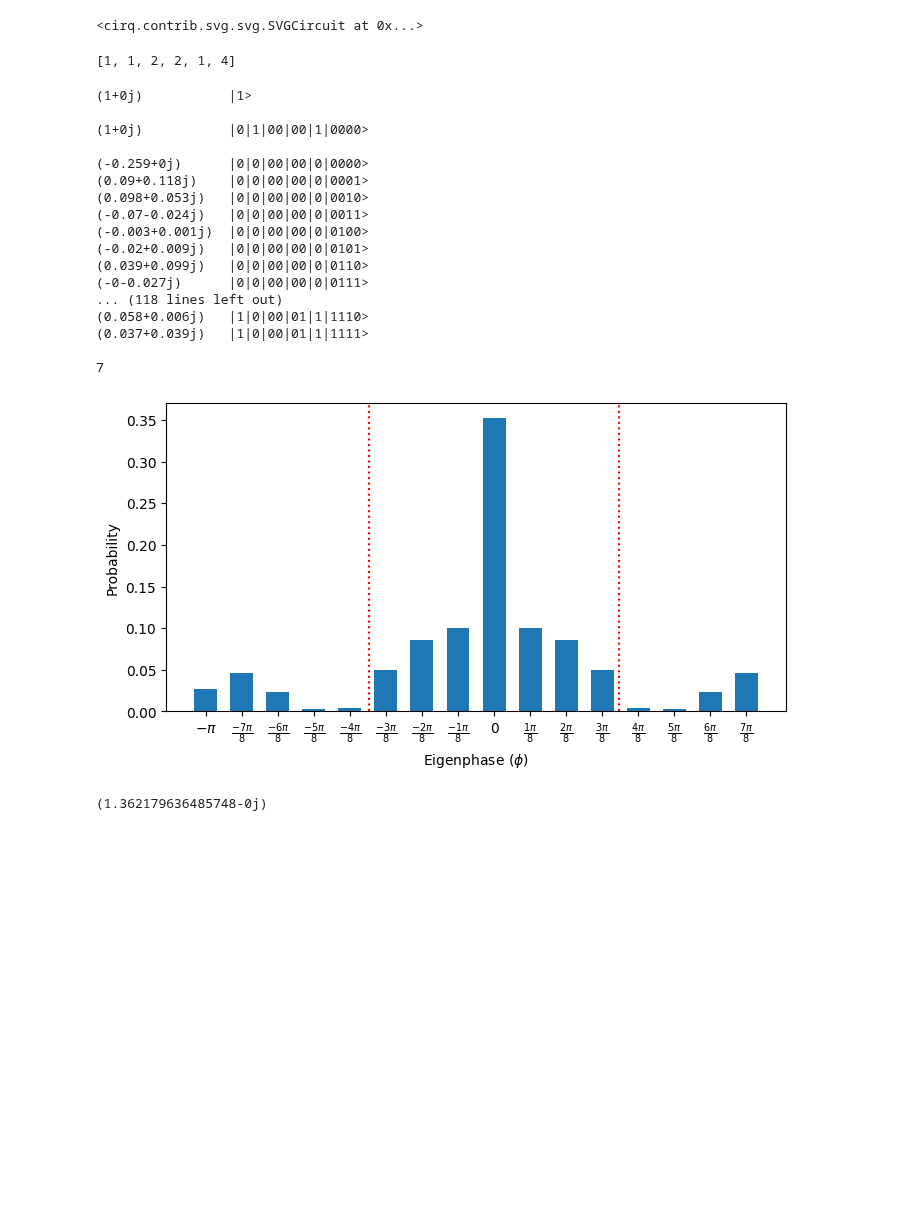
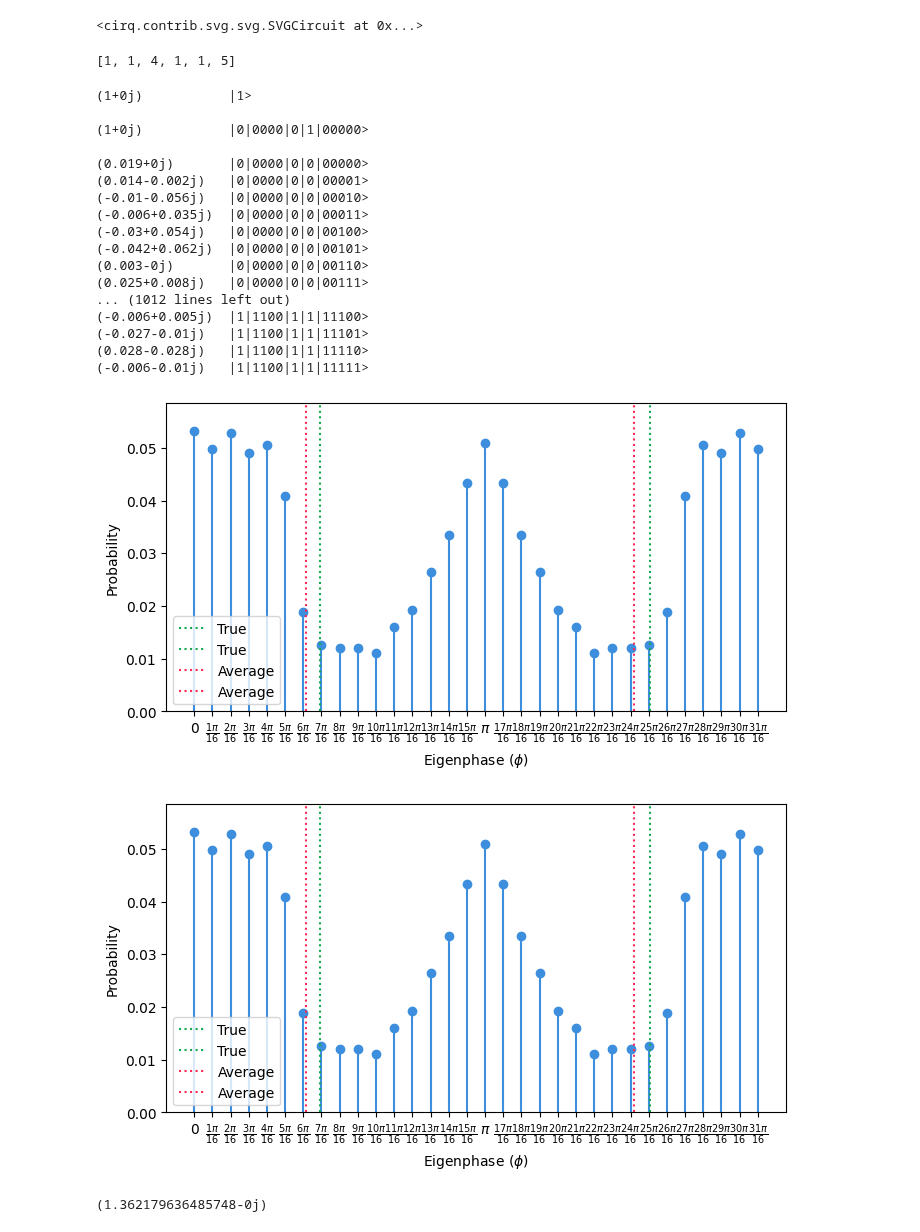
Before and after one commit to Tufts-QIQC/LOBE, a Jupyter notebook: notebooks/quantum_phase_estimation.ipynb, the cells around one changed output. Drawn from its saved outputs; the diff is of its cells as text; code cells hidden in the pictures; blank space fills up the shorter version.

```diff
--- a/notebooks/quantum_phase_estimation.ipynb
+++ b/notebooks/quantum_phase_estimation.ipynb
@@ -51,8 +50,9 @@ norm = sum(np.abs(rescaled_coefficients))
 target_state = get_target_state(rescaled_coefficients)
 
 max_number_of_bosonic_ops_in_term = max(
-    get_numbers_of_bosonic_operators_in_terms(terms)
+    get_number_of_active_bosonic_modes(terms)
 )
+# print(get_number_of_active_bosonic_modes(terms), terms)
 number_of_modes = max([term.max_mode() for term in terms]) + 1
 
 full_fock_basis = get_basis_of_full_system(
@@ -68,7 +68,7 @@ print(evals)
 # %% [output]
 [0.20710678+0.j 0.        +0.j]
 # %%
-bits_of_precision = 4
+bits_of_precision = 5
 simulator = cirq.Simulator()
 circuit = cirq.Circuit()
 number_of_ancillae = 5
@@ -113,7 +113,6 @@ circuit += add_inv_qft(phase_register)
 
 number_of_used_ancillae = len(circuit.all_qubits())
 number_of_used_ancillae -= (
-    1
     + number_of_rotation_qubits
     + number_of_index_qubits
     + system.number_of_system_qubits
@@ -126,43 +125,45 @@ SVGCircuit(circuit)
 # %%
 [number_of_index_qubits, 1, number_of_used_ancillae, number_of_rotation_qubits, system.number_of_system_qubits, bits_of_precision]
 # %% [output]
-[1, 1, 2, 2, 1, 4]
+[1, 1, 4, 1, 1, 5]
 # %%
 excitation_level = 0
 print(pretty_print(evecs[:, excitation_level], [system.number_of_system_qubits]))
 
 # one_state = np.array([1/np.sqrt(2), 1/np.sqrt(2)])
-one_state = np.array([0, 1])
-initial_state = get_initial_state(number_of_index_qubits, one_state, 0)
-initial_state = np.kron(
-    initial_state,
-    get_initial_state(number_of_used_ancillae + number_of_rotation_qubits, evecs[:, excitation_level], bits_of_precision)
-)
-print(pretty_print(initial_state, [number_of_index_qubits, 1, number_of_used_ancillae, number_of_rotation_qubits, system.number_of_system_qubits, bits_of_precision]))
+# one_state = np.array([0, 1])
+initial_state = get_initial_state(number_of_index_qubits + number_of_used_ancillae + number_of_rotation_qubits, evecs[:, excitation_level], bits_of_precision)
+# initial_state = np.kron(
+#     initial_state,
+#     get_initial_state(number_of_used_ancillae + number_of_rotation_qubits, evecs[:, excitation_level], bits_of_precision)
+# )
+
+print(pretty_print(initial_state, [number_of_index_qubits, number_of_used_ancillae, number_of_rotation_qubits, system.number_of_system_qubits, bits_of_precision]))
 
 frequency_state = simulator.simulate(circuit, initial_state=initial_state).final_state_vector
-print(pretty_print(frequency_state, [number_of_index_qubits, 1, number_of_used_ancillae, number_of_rotation_qubits, system.number_of_system_qubits, bits_of_precision]))
+print(pretty_print(frequency_state, [number_of_index_qubits, number_of_used_ancillae, number_of_rotation_qubits, system.number_of_system_qubits, bits_of_precision]))
 probabilities = get_probabilities_of_phase_register(frequency_state, bits_of_precision)
-plot_probabilities(probabilities, qubitization=True, vlines=[np.arccos(evals[excitation_level]), -1*np.arccos(evals[excitation_level])])
+plot_probabilities(probabilities, qubitization=True, true_value=np.abs(np.arccos(evals[excitation_level])))
 # %% [output]
 (1+0j)           |1>
 
-(1+0j)           |0|1|00|00|1|0000>
+(1+0j)           |0|0000|0|1|00000>
 
-(-0.259+0j)      |0|0|00|00|0|0000>
-(0.09+0.118j)    |0|0|00|00|0|0001>
-(0.098+0.053j)   |0|0|00|00|0|0010>
-(-0.07-0.024j)   |0|0|00|00|0|0011>
-(-0.003+0.001j)  |0|0|00|00|0|0100>
-(-0.02+0.009j)   |0|0|00|00|0|0101>
-(0.039+0.099j)   |0|0|00|00|0|0110>
-(-0-0.027j)      |0|0|00|00|0|0111>
-... (118 lines left out)
-(0.058+0.006j)   |1|0|00|01|1|1110>
-(0.037+0.039j)   |1|0|00|01|1|1111>
-
-7
+(0.019+0j)       |0|0000|0|0|00000>
+(0.014-0.002j)   |0|0000|0|0|00001>
+(-0.01-0.056j)   |0|0000|0|0|00010>
+(-0.006+0.035j)  |0|0000|0|0|00011>
+(-0.03+0.054j)   |0|0000|0|0|00100>
+(-0.042+0.062j)  |0|0000|0|0|00101>
+(0.003-0j)       |0|0000|0|0|00110>
+(0.025+0.008j)   |0|0000|0|0|00111>
+... (1012 lines left out)
+(-0.006+0.005j)  |1|1100|1|1|11100>
+(-0.027-0.01j)   |1|1100|1|1|11101>
+(0.028-0.028j)   |1|1100|1|1|11110>
+(-0.006-0.01j)   |1|1100|1|1|11111>
-[figure, old version]
+[figure, new version]
+[figure, added]
 # %%
 np.arccos(evals[excitation_level])
 # %% [output]
```
Also changed, not shown: parts of 5 cells of this notebook, 4 other files.
